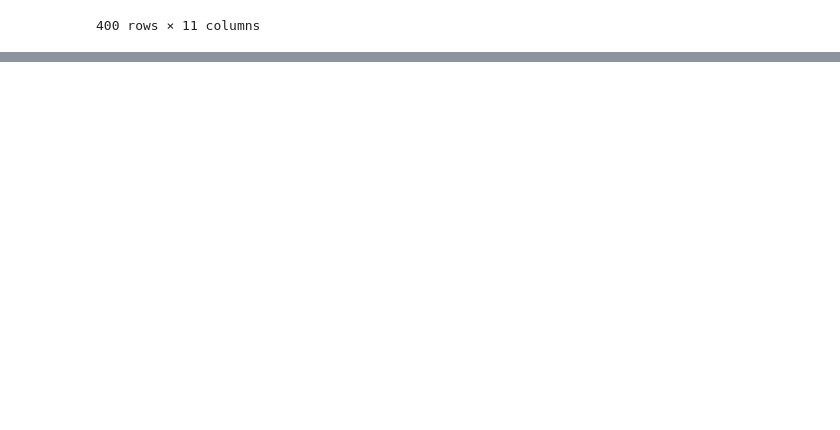
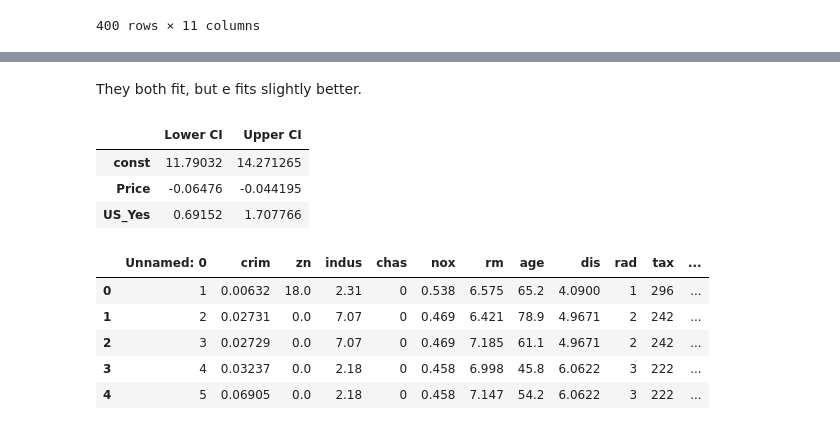
Before and after one commit to zacmac13/Methods-in-Data-Science, a Jupyter notebook: project.ipynb, the cells around one changed output, grey strips where cells are left out. Cells and saved outputs as stored; diff of their text form; code cells hidden in the pictures; blank space fills up the shorter version.

```diff
--- a/project.ipynb
+++ b/project.ipynb
@@ -288,3 +342,24 @@ Covariance Type:            nonrobust
 
 Notes:
 [1] Standard Errors assume that the covariance matrix of the errors is correctly specified.
+# %% [markdown]
+They both fit, but e fits slightly better.
+# %%
+confidence_intervals = model_small.conf_int(alpha=0.05)
+confidence_intervals.columns = ['Lower CI', 'Upper CI']
+confidence_intervals
+# %% [output]
+|  | Lower CI | Upper CI |
+| const | 11.79032 | 14.271265 |
+| Price | -0.06476 | -0.044195 |
+| US_Yes | 0.69152 | 1.707766 |
+# %%
+boston = pd.read_csv('Boston.csv')
+boston.head()
+# %% [output]
+|  | Unnamed: 0 | crim | zn | indus | chas | nox | rm | age | dis | rad | tax | ... |
+| 0 | 1 | 0.00632 | 18.0 | 2.31 | 0 | 0.538 | 6.575 | 65.2 | 4.0900 | 1 | 296 | ... |
+| 1 | 2 | 0.02731 | 0.0 | 7.07 | 0 | 0.469 | 6.421 | 78.9 | 4.9671 | 2 | 242 | ... |
+| 2 | 3 | 0.02729 | 0.0 | 7.07 | 0 | 0.469 | 7.185 | 61.1 | 4.9671 | 2 | 242 | ... |
+| 3 | 4 | 0.03237 | 0.0 | 2.18 | 0 | 0.458 | 6.998 | 45.8 | 6.0622 | 3 | 222 | ... |
+| 4 | 5 | 0.06905 | 0.0 | 2.18 | 0 | 0.458 | 7.147 | 54.2 | 6.0622 | 3 | 222 | ... |
```
Also changed, not shown: parts of 26 cells of this notebook.
